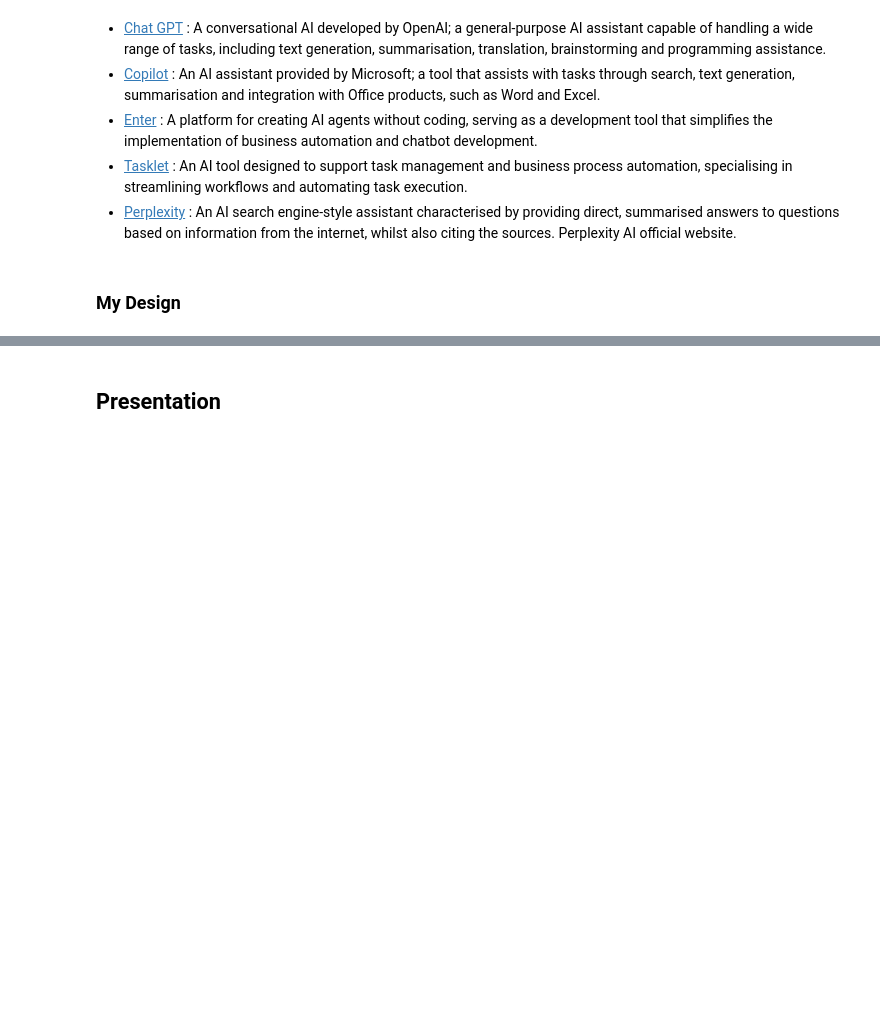
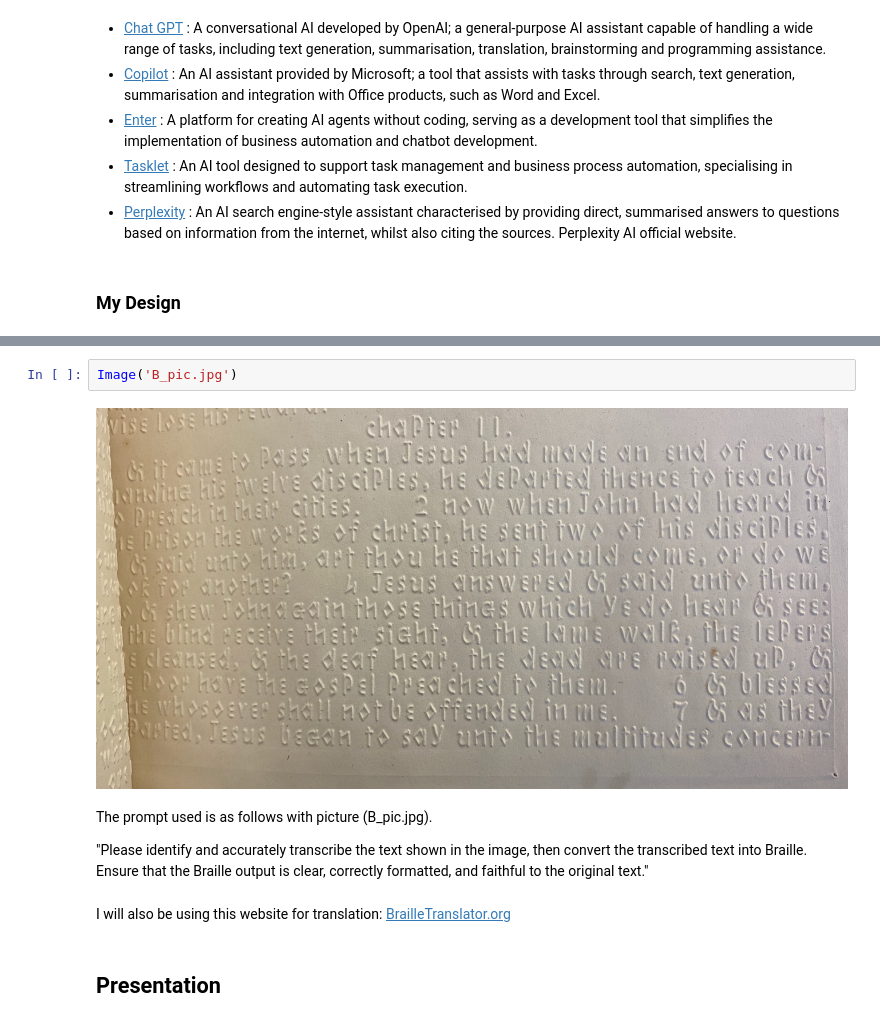
Before and after one commit to Daria-637/ai-for-the-arts-B-, a Jupyter notebook: PROJECT.ipynb, the cells around one changed output, grey strips where cells are left out. Drawn from its saved outputs; the diff is of its cells as text; blank space fills up the shorter version.

```diff
--- a/PROJECT.ipynb
+++ b/PROJECT.ipynb
@@ -58,2 +73,13 @@ Perplexity AI official website.
+# %%
+Image('B_pic.jpg')
+# %% [output]
+[figure, added]
+# %% [markdown]
+The prompt used is as follows with picture (B_pic.jpg).
+
+"Please identify and accurately transcribe the text shown in the image, then convert the transcribed text into Braille. Ensure that the Braille output is clear, correctly formatted, and faithful to the original text."
+# %% [markdown]
+I will also be using this website for translation:
+[BrailleTranslator.org](https://www.brailletranslator.org/)
 # %% [markdown]
 ## Presentation
```
Also changed, not shown: parts of 2 cells of this notebook.
